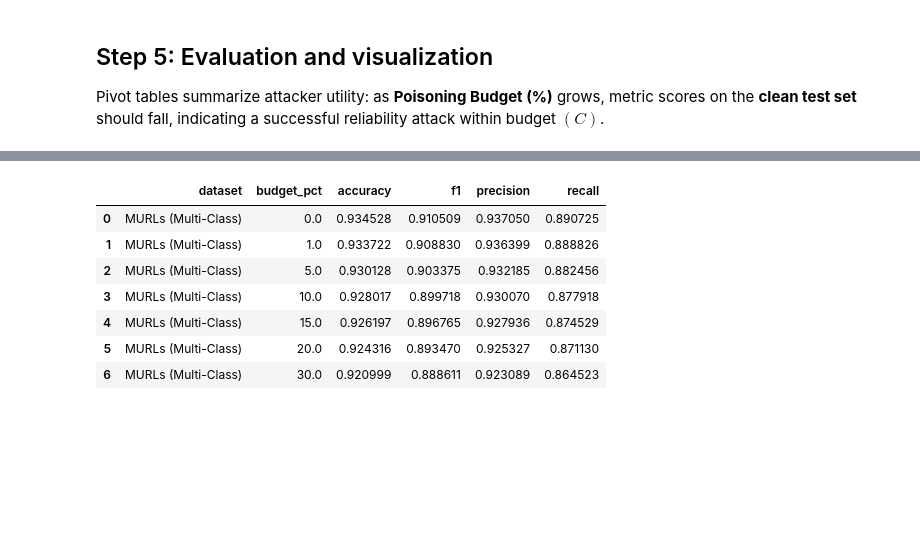
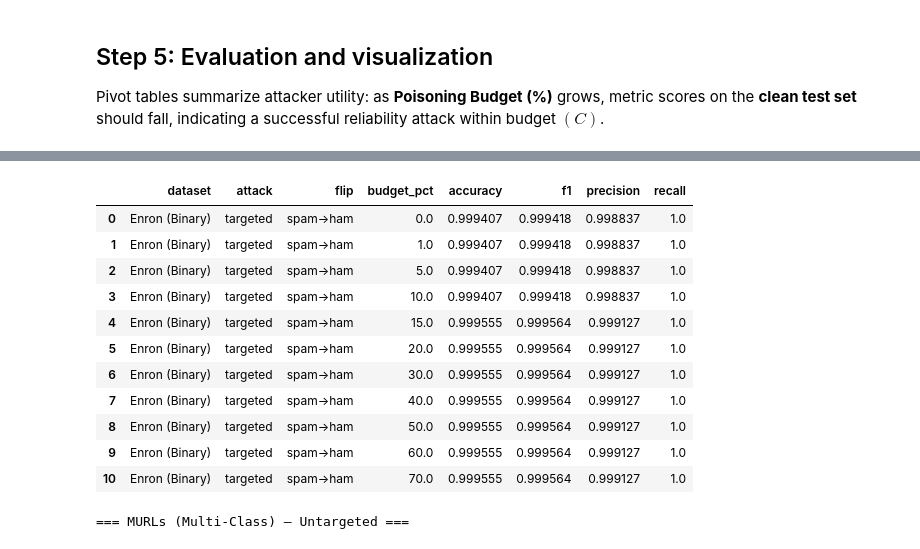
Before and after one commit to NoProblem01/Budget-Poisoning-Analysis, a Jupyter notebook: poisoning_budget_analysis.ipynb, the cells around one changed output, grey strips where cells are left out. Drawn from its saved outputs; the diff is of its cells as text; code cells hidden in the pictures; blank space fills up the shorter version.

```diff
--- a/poisoning_budget_analysis.ipynb
+++ b/poisoning_budget_analysis.ipynb
@@ -318,6 +340,8 @@ def run_poisoning_experiment(
             rows.append(
                 {
                     "dataset": dataset_name,
+                    "attack": "untargeted",
+                    "flip": "random",
                     "budget": budget,
                     "budget_pct": budget * 100,
                     "metric": metric_name,
@@ -337,7 +361,7 @@ print(f"MURLs samples: {len(MURLs_df):,} | classes: {MURLs_df['label'].nunique()
 Enron samples: 33,716 | classes: 2
 MURLs samples: 651,191 | classes: 4
 # %%
-X_train_e, X_test_e, y_train_e, y_test_e, n_classes_e, _ = preprocess_and_vectorize(enron_df)
+X_train_e, X_test_e, y_train_e, y_test_e, n_classes_e, le_e = preprocess_and_vectorize(enron_df)
 X_train_u, X_test_u, y_train_u, y_test_u, n_classes_u, le_u = preprocess_and_vectorize(MURLs_df)
 
 results_enron = run_poisoning_experiment(
@@ -360,5 +384,16 @@ results_MURLs = run_poisoning_experiment(
     metric_average="macro",
 )
 
-results_all = pd.concat([results_enron, results_MURLs], ignore_index=True)
-results_all
+# Untargeted results — will be merged with targeted results in Cell 4.2
+results_enron = run_poisoning_experiment(
+    X_train_e, X_test_e, y_train_e, y_test_e,
+    num_classes=n_classes_e,
+    dataset_name="Enron (Binary)",
+    metric_average="binary",
+)
+results_MURLs = run_poisoning_experiment(
+    X_train_u, X_test_u, y_train_u, y_test_u,
+    num_classes=n_classes_u,
+    dataset_name="MURLs (Multi-Class)",
+    metric_average="macro",
+)
@@ -385,20 +519,46 @@ results_all
 
 Pivot tables summarize attacker utility: as **Poisoning Budget (%)** grows, metric scores on the **clean test set** should fall, indicating a successful reliability attack within budget $(C)$.
 # %%
+
 def results_to_wide(df: pd.DataFrame) -> pd.DataFrame:
-    """Wide table: one row per budget, columns per metric."""
+    """Wide table: one row per (attack, flip, budget), columns per metric."""
     wide = df.pivot_table(
-        index=["dataset", "budget_pct"],
+        index=["dataset", "attack", "flip", "budget_pct"],
         columns="metric",
         values="score",
     ).reset_index()
     wide.columns.name = None
-    return wide.sort_values("budget_pct")
+    return wide.sort_values(["attack", "flip", "budget_pct"])
 
+print("=== Enron (Binary) — Untargeted ===")
+display(results_to_wide(results_all[
+    (results_all["dataset"] == "Enron (Binary)") &
+    (results_all["attack"] == "untargeted")
+]))
 
-print("=== Enron (Binary) ===")
-display(results_to_wide(results_enron))
+print("\n=== Enron (Binary) — Targeted (spam→ham) ===")
+display(results_to_wide(results_all[
+    (results_all["dataset"] == "Enron (Binary)") &
+    (results_all["attack"] == "targeted")
+]))
 
-print("\n=== MURLs (Multi-Class) ===")
-display(results_to_wide(results_MURLs))
+print("\n=== MURLs (Multi-Class) — Untargeted ===")
+display(results_to_wide(results_all[
+    (results_all["dataset"] == "MURLs (Multi-Class)") &
+    (results_all["attack"] == "untargeted")
+]))
+
+print("\n=== MURLs (Multi-Class) — Targeted (malware→benign) ===")
+display(results_to_wide(results_all[
+    (results_all["dataset"] == "MURLs (Multi-Class)") &
+    (results_all["attack"] == "targeted") &
+    (results_all["flip"] == "malware→benign")
+]))
+
+print("\n=== MURLs (Multi-Class) — Targeted (phishing→benign) ===")
+display(results_to_wide(results_all[
+    (results_all["dataset"] == "MURLs (Multi-Class)") &
+    (results_all["attack"] == "targeted") &
+    (results_all["flip"] == "phishing→benign")
+]))
 # %% [output]
@@ -415,8 +578,13 @@ display(results_to_wide(results_MURLs))
-|  | dataset | budget_pct | accuracy | f1 | precision | recall |
-| 0 | MURLs (Multi-Class) | 0.0 | 0.934528 | 0.910509 | 0.937050 | 0.890725 |
-| 1 | MURLs (Multi-Class) | 1.0 | 0.933722 | 0.908830 | 0.936399 | 0.888826 |
-| 2 | MURLs (Multi-Class) | 5.0 | 0.930128 | 0.903375 | 0.932185 | 0.882456 |
-| 3 | MURLs (Multi-Class) | 10.0 | 0.928017 | 0.899718 | 0.930070 | 0.877918 |
-| 4 | MURLs (Multi-Class) | 15.0 | 0.926197 | 0.896765 | 0.927936 | 0.874529 |
-| 5 | MURLs (Multi-Class) | 20.0 | 0.924316 | 0.893470 | 0.925327 | 0.871130 |
-| 6 | MURLs (Multi-Class) | 30.0 | 0.920999 | 0.888611 | 0.923089 | 0.864523 |
+|  | dataset | attack | flip | budget_pct | accuracy | f1 | precision | recall |
+| 0 | Enron (Binary) | targeted | spam→ham | 0.0 | 0.999407 | 0.999418 | 0.998837 | 1.0 |
+| 1 | Enron (Binary) | targeted | spam→ham | 1.0 | 0.999407 | 0.999418 | 0.998837 | 1.0 |
+| 2 | Enron (Binary) | targeted | spam→ham | 5.0 | 0.999407 | 0.999418 | 0.998837 | 1.0 |
+| 3 | Enron (Binary) | targeted | spam→ham | 10.0 | 0.999407 | 0.999418 | 0.998837 | 1.0 |
+| 4 | Enron (Binary) | targeted | spam→ham | 15.0 | 0.999555 | 0.999564 | 0.999127 | 1.0 |
+| 5 | Enron (Binary) | targeted | spam→ham | 20.0 | 0.999555 | 0.999564 | 0.999127 | 1.0 |
+| 6 | Enron (Binary) | targeted | spam→ham | 30.0 | 0.999555 | 0.999564 | 0.999127 | 1.0 |
+| 7 | Enron (Binary) | targeted | spam→ham | 40.0 | 0.999555 | 0.999564 | 0.999127 | 1.0 |
+| 8 | Enron (Binary) | targeted | spam→ham | 50.0 | 0.999555 | 0.999564 | 0.999127 | 1.0 |
+| 9 | Enron (Binary) | targeted | spam→ham | 60.0 | 0.999555 | 0.999564 | 0.999127 | 1.0 |
+| 10 | Enron (Binary) | targeted | spam→ham | 70.0 | 0.999555 | 0.999564 | 0.999127 | 1.0 |
+=== MURLs (Multi-Class) — Untargeted ===
```
Also changed, not shown: parts of 18 cells of this notebook.
